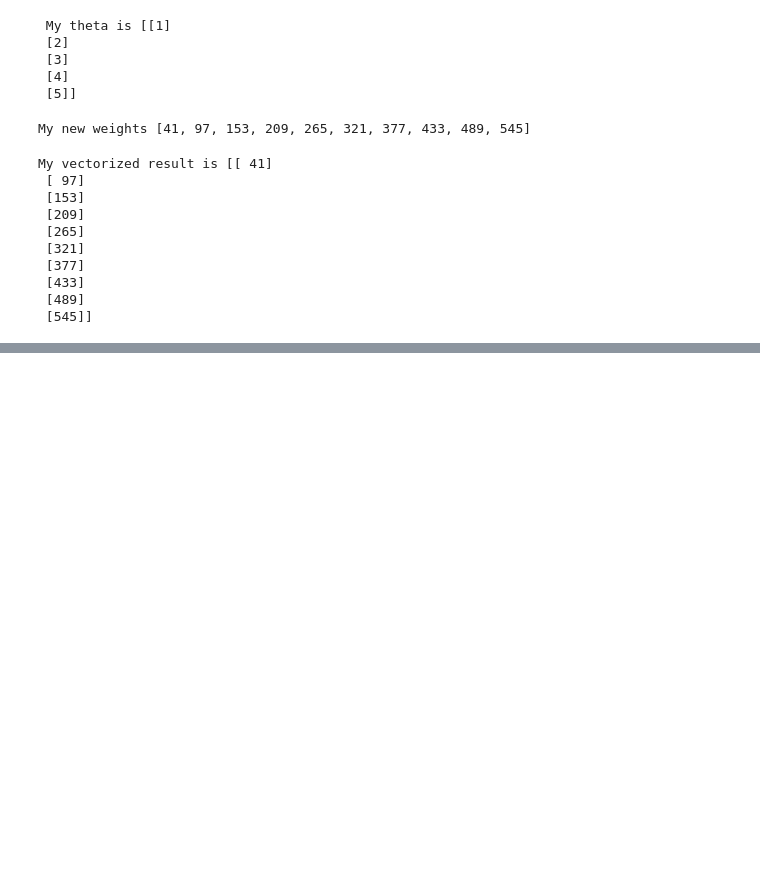
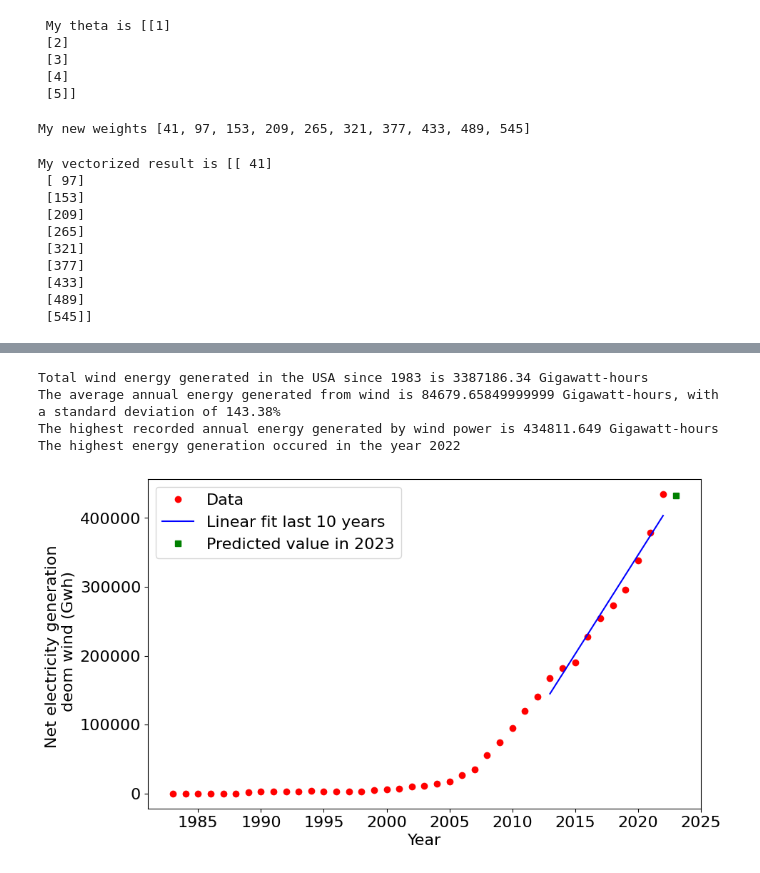
Before and after one commit to dukelester/python-for-data-science, a Jupyter notebook: numpy_getting_started.ipynb, the cells around one changed output, grey strips where cells are left out. Cells and saved outputs as stored; diff of their text form; code cells hidden in the pictures; blank space fills up the shorter version.

```diff
--- a/numpy_getting_started.ipynb
+++ b/numpy_getting_started.ipynb
@@ -507,0 +646,4 @@ UFuncTypeError: ufunc 'multiply' did not contain a loop with signature matching
+# %%
+# Extracting wind energy data
+mask_array = (data[:, 4] == 'Electricity Net Generation From Wind, All Sectors')
+mask_array
@@ -507,0 +652,6 @@ UFuncTypeError: ufunc 'multiply' did not contain a loop with signature matching
+# %%
+wind_data = data[mask_array]
+wind_data
+# remove the unavailable data records
+wind_data = wind_data[wind_data[:, 2] != 'Not Available' ]
+wind_data
@@ -507,0 +678,5 @@ UFuncTypeError: ufunc 'multiply' did not contain a loop with signature matching
+# %%
+annual_mask_array = np.array(([ x[-2:] == '13' for x in wind_data[:, 1]]))
+annual_mask_array
+wind_data = wind_data[annual_mask_array]
+wind_data[:5]
@@ -507,0 +702,3 @@ UFuncTypeError: ufunc 'multiply' did not contain a loop with signature matching
+# %%
+energy = wind_data[:, 2].astype(float)
+energy
@@ -507,0 +716,41 @@ UFuncTypeError: ufunc 'multiply' did not contain a loop with signature matching
+# %%
+print(f'Total wind energy generated in the USA since 1983 is {energy.sum()} Gigawatt-hours')
+print(f'The average annual energy generated from wind is {energy.mean()} Gigawatt-hours, '
+      f'with a standard deviation of {100 * energy.std() / energy.mean():.2f}%')
+print(f'The highest recorded annual energy generated by wind power is {energy.max()} Gigawatt-hours')
+index = energy.argmax() #this method returns the index of the maximum value in the array
+index
+print(f'The highest energy generation occured in the year {wind_data[index,1][:-2]}')
+# %% [output]
+Total wind energy generated in the USA since 1983 is 3387186.34 Gigawatt-hours
+The average annual energy generated from wind is 84679.65849999999 Gigawatt-hours, with a standard deviation of 143.38%
+The highest recorded annual energy generated by wind power is 434811.649 Gigawatt-hours
+The highest energy generation occured in the year 2022
+# %%
+import numpy.polynomial.polynomial as poly
+
+x = np.array([int(j[:4]) for j in wind_data[:,1]])
+y = energy
+
+poly_coeff = poly.polyfit(x[-10:], y[-10:], deg=1)
+fit = poly.polyval(x[-10:], poly_coeff)
+
+fig, ax = plt.subplots()
+ax.plot(x, y, 'ro', label = 'Data')
+ax.plot(x[-10:], fit, 'b-', label='Linear fit last 10 years')
+
+new_point = x[-1] + 1 # one year after the final datapoint
+fit_new_point = poly.polyval(new_point, poly_coeff)
+ax.plot(new_point, fit_new_point, 'gs', label=f'Predicted value in {str(new_point)}')
+
+# label the axes
+
+ax.set_xlabel('Year')
+ax.set_ylabel('Net electricity generation \n deom wind (Gwh)')
+
+# Add  a legend
+plt.legend()
+plt.show()
+plt.close()
+# %% [output]
+[figure, added]
```
Also changed, not shown: parts of 23 cells of this notebook, 1 other file.
